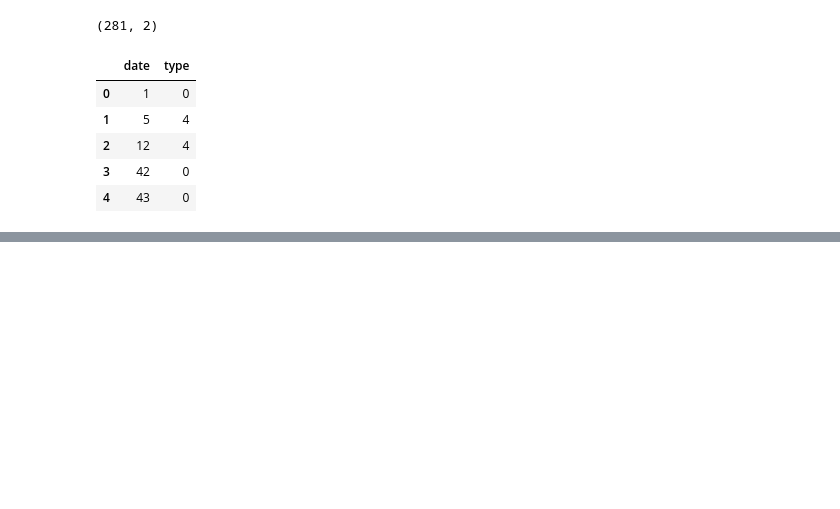
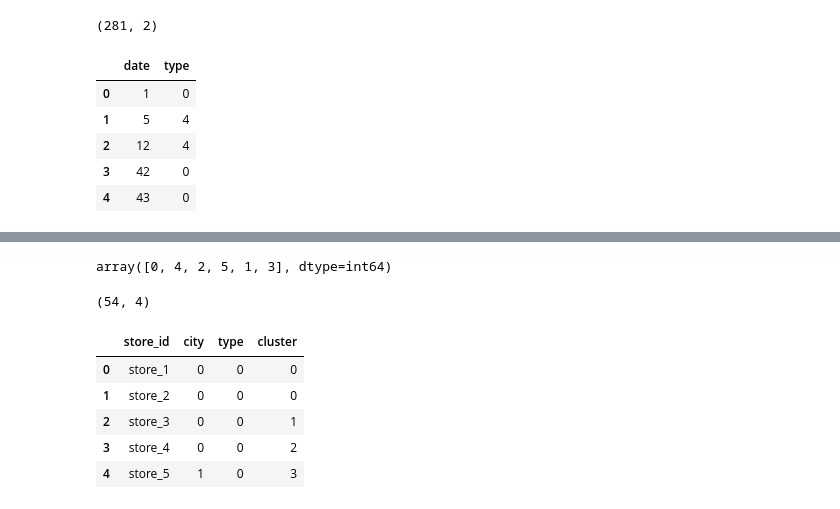
Before and after one commit to Gilbert-B/Forecasting-Sales, a Jupyter notebook: notebook/Sales_Forecast.ipynb, the cells around one changed output, grey strips where cells are left out. Drawn from its saved outputs; the diff is of its cells as text; code cells hidden in the pictures; blank space fills up the shorter version.

```diff
--- a/notebook/Sales_Forecast.ipynb
+++ b/notebook/Sales_Forecast.ipynb
@@ -296,0 +340,22 @@ holidays_df.head()
+# %%
+# taking a look at the unique values in the type column of the holidays df
+holidays_df.type.unique()
+# %% [output]
+array([0, 4, 2, 5, 1, 3], dtype=int64)
+# %%
+# A quick look at the shape of our stores dataset
+
+stores_df.shape
+# %% [output]
+(54, 4)
+# %%
+#Looking at the head of our stores data
+
+stores_df.head()
+# %% [output]
+|  | store_id | city | type | cluster |
+| 0 | store_1 | 0 | 0 | 0 |
+| 1 | store_2 | 0 | 0 | 0 |
+| 2 | store_3 | 0 | 0 | 1 |
+| 3 | store_4 | 0 | 0 | 2 |
+| 4 | store_5 | 1 | 0 | 3 |
```
Also changed, not shown: parts of 12 cells of this notebook.
